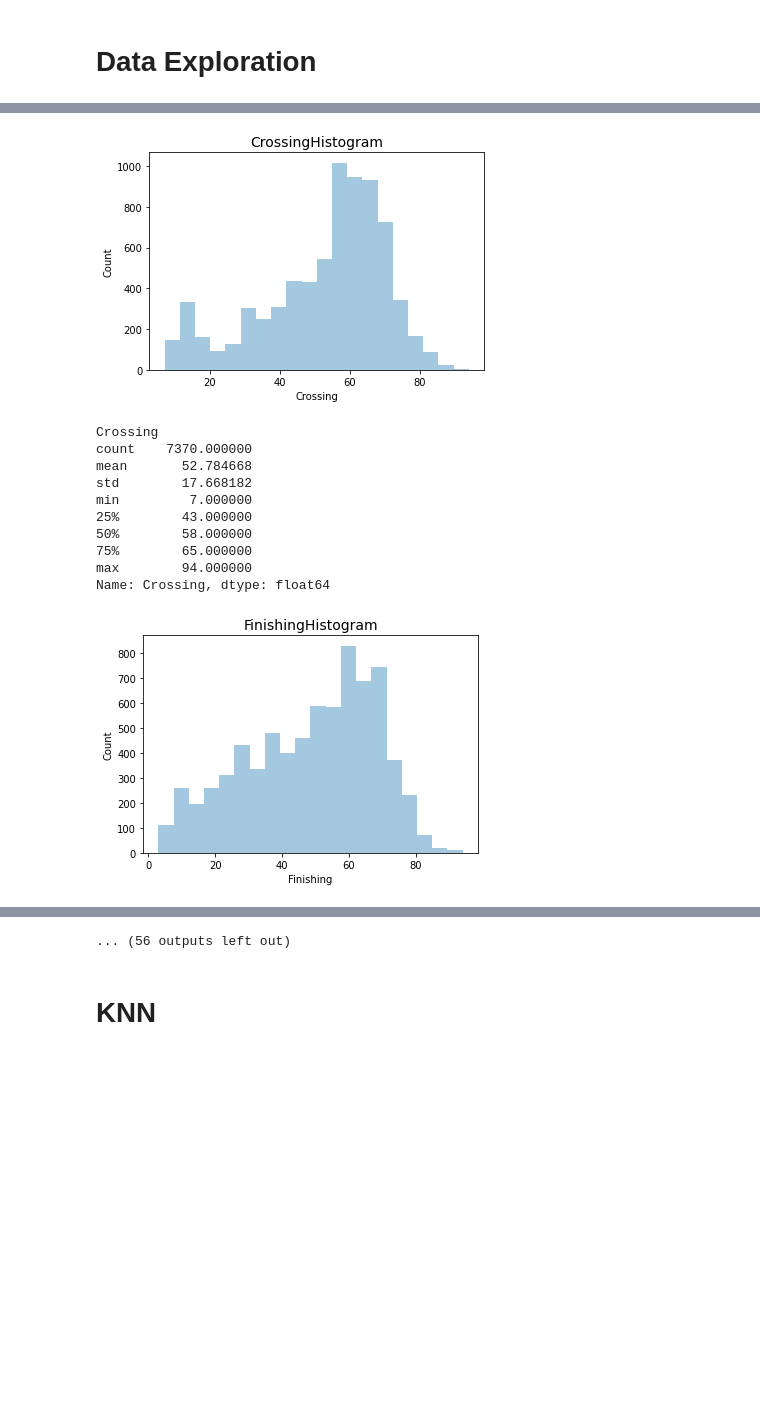
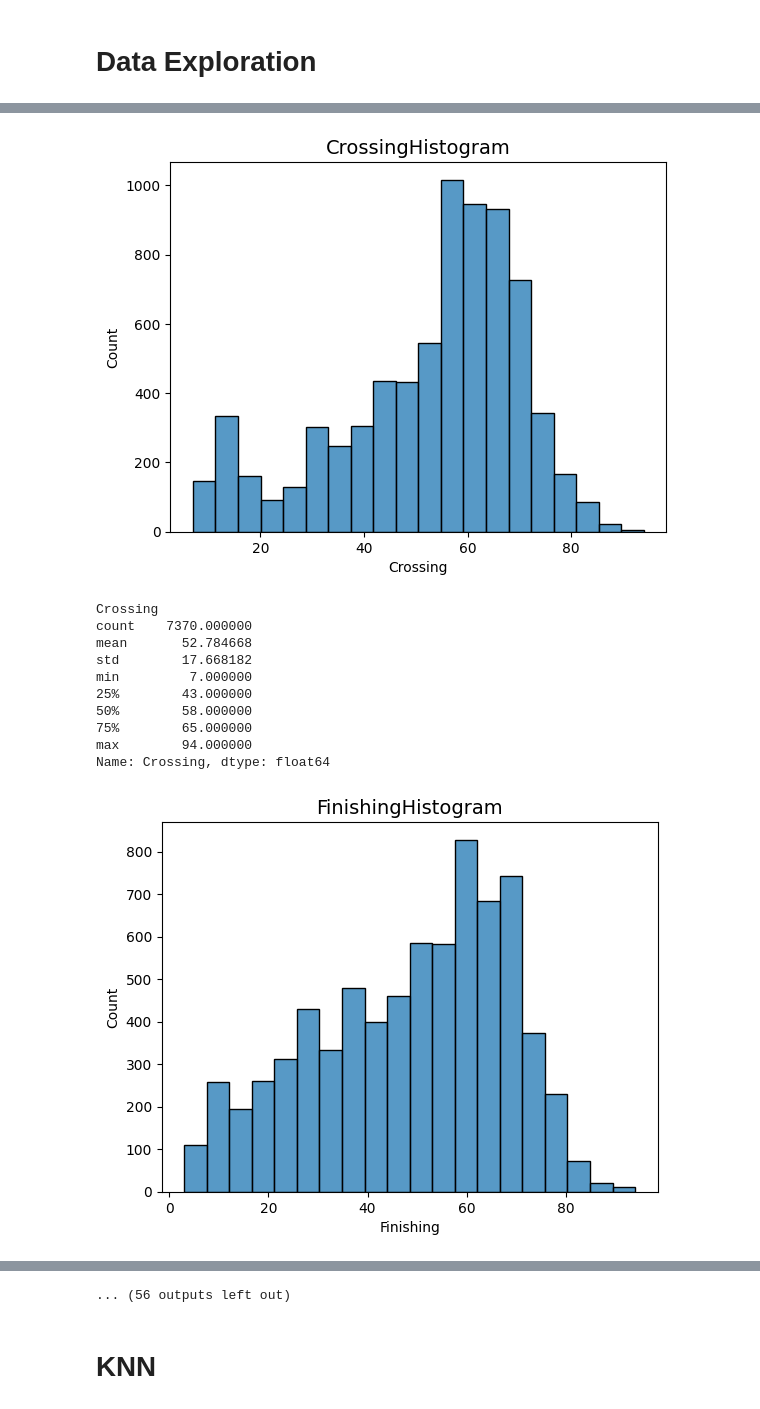
Before and after one commit to Mithun3110/Football_Player_Classification, a Jupyter notebook: Football_player_classifier.ipynb, the cells around one changed output, grey strips where cells are left out. Saved outputs shown, nothing was run; the diff lists cells and outputs as text; code cells hidden in the pictures; blank space fills up the shorter version.

```diff
--- a/Football_player_classifier.ipynb
+++ b/Football_player_classifier.ipynb
@@ -17,7 +17,7 @@ from sklearn.metrics import confusion_matrix
 from sklearn.metrics import classification_report
 # %%
 drive.mount('/content/drive')
-path = "/content/drive/MyDrive/fifa/dataset.csv"
+path = "/content/drive/MyDrive/Fifa/dataset.csv"
 
 df = pd.read_csv(path)
 
@@ -104,9 +107,12 @@ attack = dict.fromkeys(['ST','LW','RW','LF','RF','CF'],'Attacker')
 mid = dict.fromkeys(['CM','RM','LM','CAM','CDM',],'Midfielder')
 defence = dict.fromkeys(['CB','LB','RB','LWB','RWB'],'Defence')
 df['Club Position'].replace('GK','Goalkeeper',inplace=True)
-df['Club Position'].replace(attack,inplace=True)
-df['Club Position'].replace(mid,inplace=True)
-df['Club Position'].replace(defence,inplace=True)
+# df['Club Position'].replace(attack,inplace=True)
+# df['Club Position'].replace(mid,inplace=True)
+# df['Club Position'].replace(defence,inplace=True)
+df.replace({'Club Position':defence}, inplace=True)
+df.replace({'Club Position':attack}, inplace=True)
+df.replace({'Club Position':mid}, inplace=True)
 
 df['Club Position'].value_counts()
 # %% [output]
@@ -151,14 +160,14 @@ plt.show()
 # %%
 for col in df.iloc[:,13:]:
-  sns.distplot(df[col],kde=False,bins=20)
+  sns.histplot(df[col],kde=False,bins=20)
   plt.title(str(df[col].name)+'Histogram',fontsize=14)
   plt.ylabel("Count")
   plt.show()
   print(df[col].name)
   print(df[col].describe())
   print("\n\n")
 # %% [output]
-[figure, old version]
+[figure, new version]
 Crossing
 count    7370.000000
 mean       52.784668
@@ -169,7 +178,7 @@ min         7.000000
 75%        65.000000
 max        94.000000
 Name: Crossing, dtype: float64
-[figure, old version]
+[figure, new version]
 Finishing
 count    7370.000000
 mean       48.581547
```
Also changed, not shown: parts of 6 cells of this notebook.
